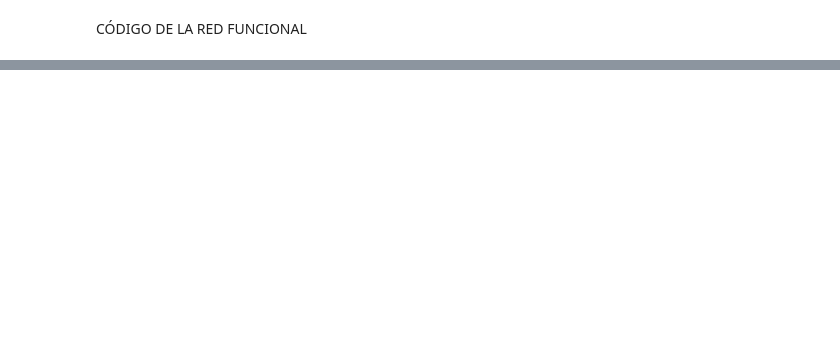
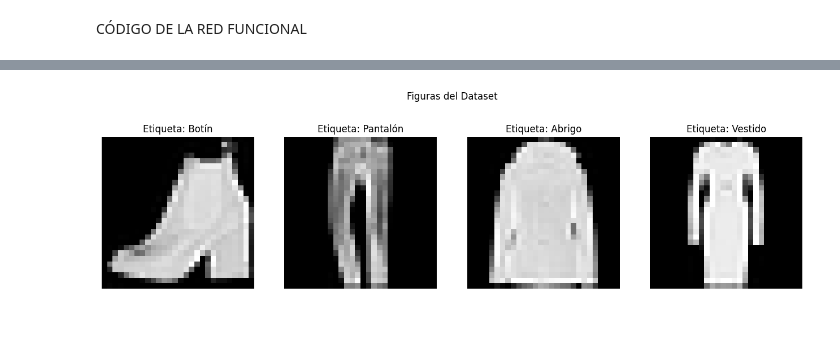
Before and after one commit to FelipeFerAl/ImageProcessing, a Jupyter notebook: Talleres/Taller2_PDI.ipynb, the cells around one changed output, grey strips where cells are left out. Saved outputs shown, nothing was run; the diff lists cells and outputs as text; code cells hidden in the pictures; blank space fills up the shorter version.

```diff
--- a/Talleres/Taller2_PDI.ipynb
+++ b/Talleres/Taller2_PDI.ipynb
@@ -66,6 +77,6 @@ plt.show()
 # %%
 # Prueba de las etiquetas
-idxs = [435,678,1269,6423]
+idxs = [435,678,1269,6407]
 for idx in idxs:
   print(f"Etiqueta Original: {y_test[idx]} ; Etiqueta Binaria: {y_test2[idx]}")
 # %% [output]
@@ -138,0 +172,6 @@ tf.keras.utils.plot_model(model, show_shapes=True)
+# %%
+# Carga de los datos y Normalización
+(x_train, y_train_fm), (x_test, y_test_fm) = tf.keras.datasets.fashion_mnist.load_data()
+
+x_train_fm = x_train/255
+x_test_fm = x_test/255
@@ -138,0 +187,12 @@ tf.keras.utils.plot_model(model, show_shapes=True)
+# %%
+# Etiquetas en la base de datos
+labels = ['Camiseta','Pantalón','Suéter','Vestido','Abrigo','Sandalia','Camisa','Zapatilla','Bolso','Botín']
+
+idxs2 = [800,1500,2000,2500]
+plt.figure(figsize=(16,5)), plt.title('Figuras del Dataset'), plt.axis('off')
+for idx in idxs2:
+  plt.subplot(1,4,idxs2.index(idx)+1)
+  plt.imshow(x_train_fm[idx], cmap="gray"), plt.title(f"Etiqueta: {labels[y_train_fm[idx]]}"), plt.axis('off')
+plt.show()
+# %% [output]
+[figure, added]
```
Also changed, not shown: parts of 32 cells of this notebook.
